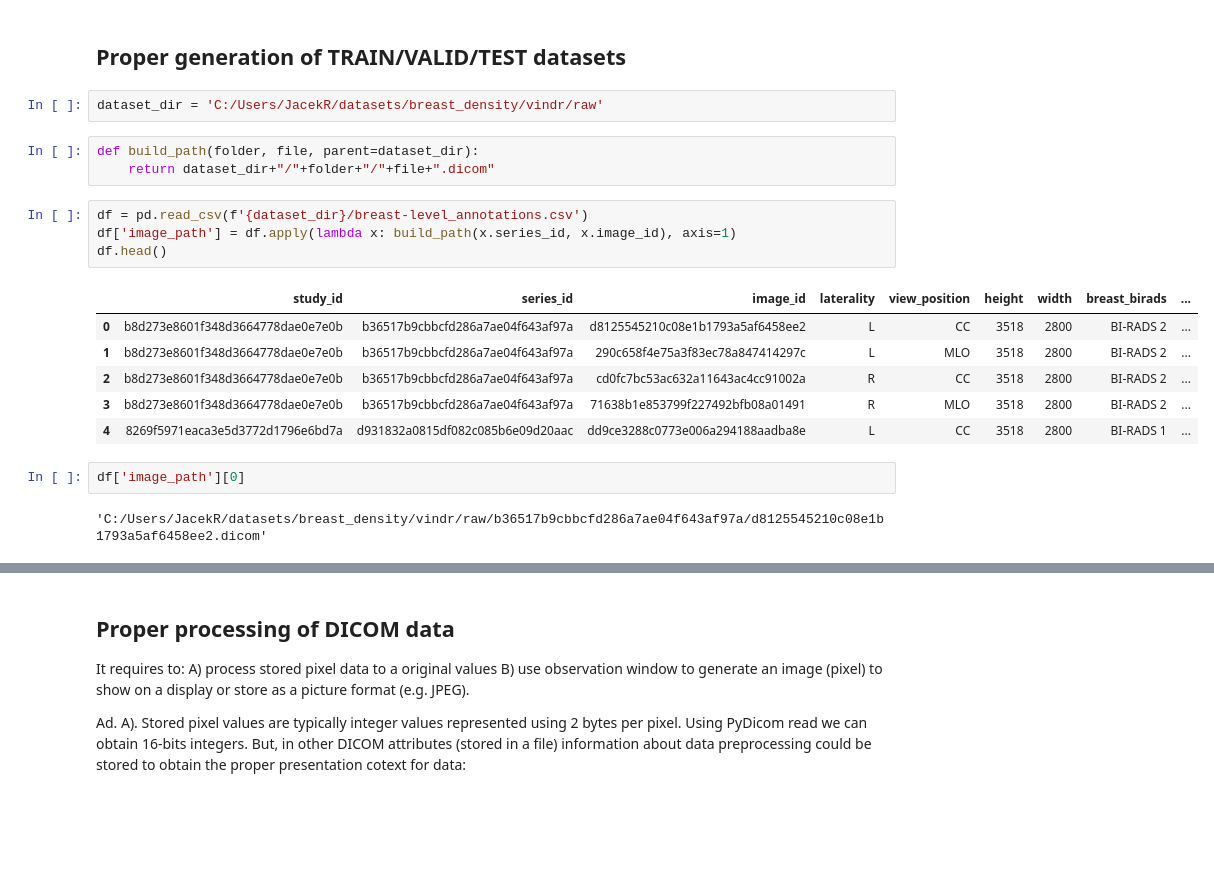
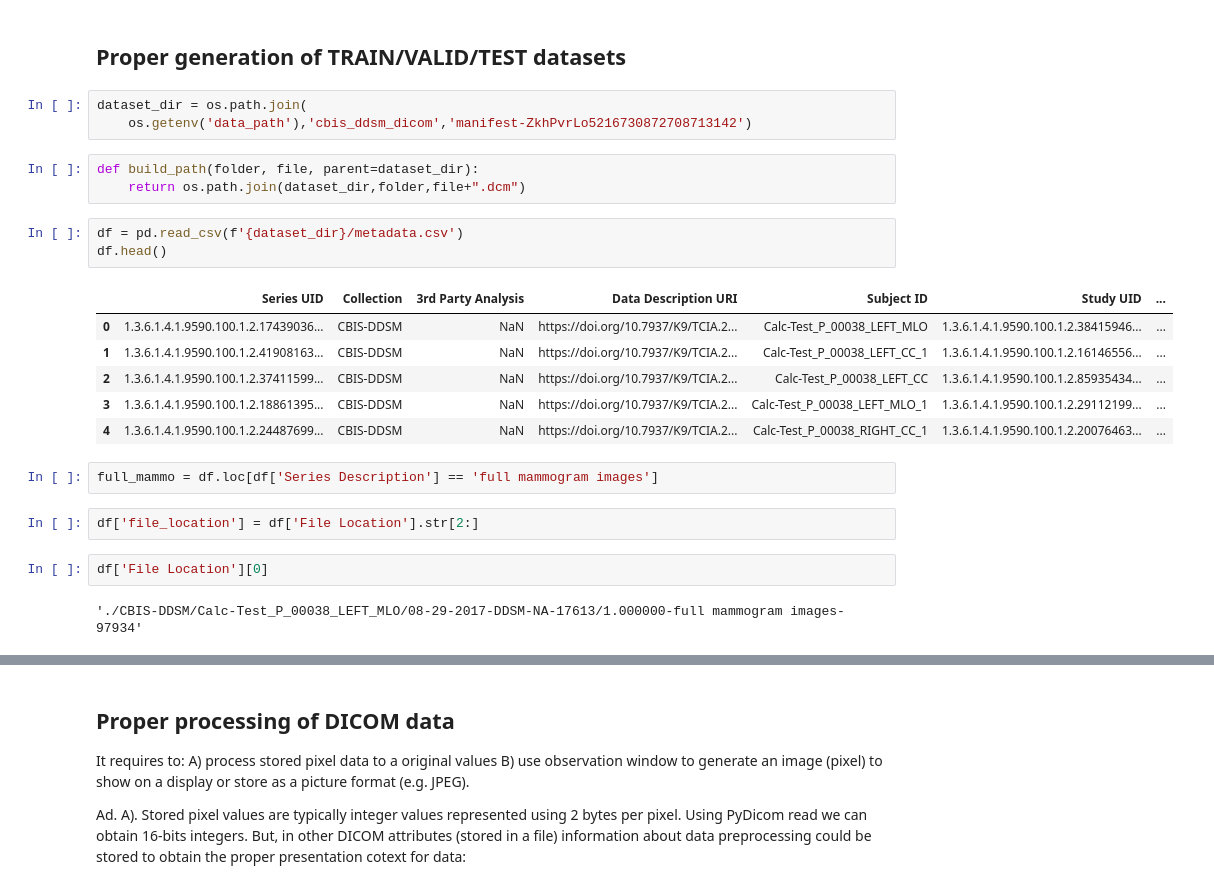
Before and after one commit to Griphu/federated_learning_demo, a Jupyter notebook: notebooks/read_dicom_files.ipynb, the cells around one changed output, grey strips where cells are left out. Saved outputs shown, nothing was run; the diff lists cells and outputs as text; blank space fills up the shorter version.

```diff
--- a/notebooks/read_dicom_files.ipynb
+++ b/notebooks/read_dicom_files.ipynb
@@ -22,22 +22,26 @@ from pydicom.dataset import FileDataset
 # %% [markdown]
 <h2> Proper generation of TRAIN/VALID/TEST datasets </h2>
 # %%
-dataset_dir = 'C:/Users/JacekR/datasets/breast_density/vindr/raw'
+dataset_dir = os.path.join(
+    os.getenv('data_path'),'cbis_ddsm_dicom','manifest-ZkhPvrLo5216730872708713142')
 # %%
 def build_path(folder, file, parent=dataset_dir):
-    return dataset_dir+"/"+folder+"/"+file+".dicom"
+    return os.path.join(dataset_dir,folder,file+".dcm")
 # %%
-df = pd.read_csv(f'{dataset_dir}/breast-level_annotations.csv')
-df['image_path'] = df.apply(lambda x: build_path(x.series_id, x.image_id), axis=1)
+df = pd.read_csv(f'{dataset_dir}/metadata.csv')
 df.head()
 # %% [output]
-|  | study_id | series_id | image_id | laterality | view_position | height | width | breast_birads | ... |
-| 0 | b8d273e8601f348d3664778dae0e7e0b | b36517b9cbbcfd286a7ae04f643af97a | d8125545210c08e1b1793a5af6458ee2 | L | CC | 3518 | 2800 | BI-RADS 2 | ... |
-| 1 | b8d273e8601f348d3664778dae0e7e0b | b36517b9cbbcfd286a7ae04f643af97a | 290c658f4e75a3f83ec78a847414297c | L | MLO | 3518 | 2800 | BI-RADS 2 | ... |
-| 2 | b8d273e8601f348d3664778dae0e7e0b | b36517b9cbbcfd286a7ae04f643af97a | cd0fc7bc53ac632a11643ac4cc91002a | R | CC | 3518 | 2800 | BI-RADS 2 | ... |
-| 3 | b8d273e8601f348d3664778dae0e7e0b | b36517b9cbbcfd286a7ae04f643af97a | 71638b1e853799f227492bfb08a01491 | R | MLO | 3518 | 2800 | BI-RADS 2 | ... |
-| 4 | 8269f5971eaca3e5d3772d1796e6bd7a | d931832a0815df082c085b6e09d20aac | dd9ce3288c0773e006a294188aadba8e | L | CC | 3518 | 2800 | BI-RADS 1 | ... |
+|  | Series UID | Collection | 3rd Party Analysis | Data Description URI | Subject ID | Study UID | ... |
+| 0 | 1.3.6.1.4.1.9590.100.1.2.17439036... | CBIS-DDSM | NaN | https://doi.org/10.7937/K9/TCIA.2... | Calc-Test_P_00038_LEFT_MLO | 1.3.6.1.4.1.9590.100.1.2.38415946... | ... |
+| 1 | 1.3.6.1.4.1.9590.100.1.2.41908163... | CBIS-DDSM | NaN | https://doi.org/10.7937/K9/TCIA.2... | Calc-Test_P_00038_LEFT_CC_1 | 1.3.6.1.4.1.9590.100.1.2.16146556... | ... |
+| 2 | 1.3.6.1.4.1.9590.100.1.2.37411599... | CBIS-DDSM | NaN | https://doi.org/10.7937/K9/TCIA.2... | Calc-Test_P_00038_LEFT_CC | 1.3.6.1.4.1.9590.100.1.2.85935434... | ... |
+| 3 | 1.3.6.1.4.1.9590.100.1.2.18861395... | CBIS-DDSM | NaN | https://doi.org/10.7937/K9/TCIA.2... | Calc-Test_P_00038_LEFT_MLO_1 | 1.3.6.1.4.1.9590.100.1.2.29112199... | ... |
+| 4 | 1.3.6.1.4.1.9590.100.1.2.24487699... | CBIS-DDSM | NaN | https://doi.org/10.7937/K9/TCIA.2... | Calc-Test_P_00038_RIGHT_CC_1 | 1.3.6.1.4.1.9590.100.1.2.20076463... | ... |
+# %%
+full_mammo = df.loc[df['Series Description'] == 'full mammogram images']
+# %%
+df['file_location'] = df['File Location'].str[2:]
 # %%
-df['image_path'][0]
+df['File Location'][0]
 # %% [output]
-'C:/Users/JacekR/datasets/breast_density/vindr/raw/b36517b9cbbcfd286a7ae04f643af97a/d8125545210c08e1b1793a5af6458ee2.dicom'
+'./CBIS-DDSM/Calc-Test_P_00038_LEFT_MLO/08-29-2017-DDSM-NA-17613/1.000000-full mammogram images-97934'
```
Also changed, not shown: parts of 17 cells of this notebook, 27 other files.
